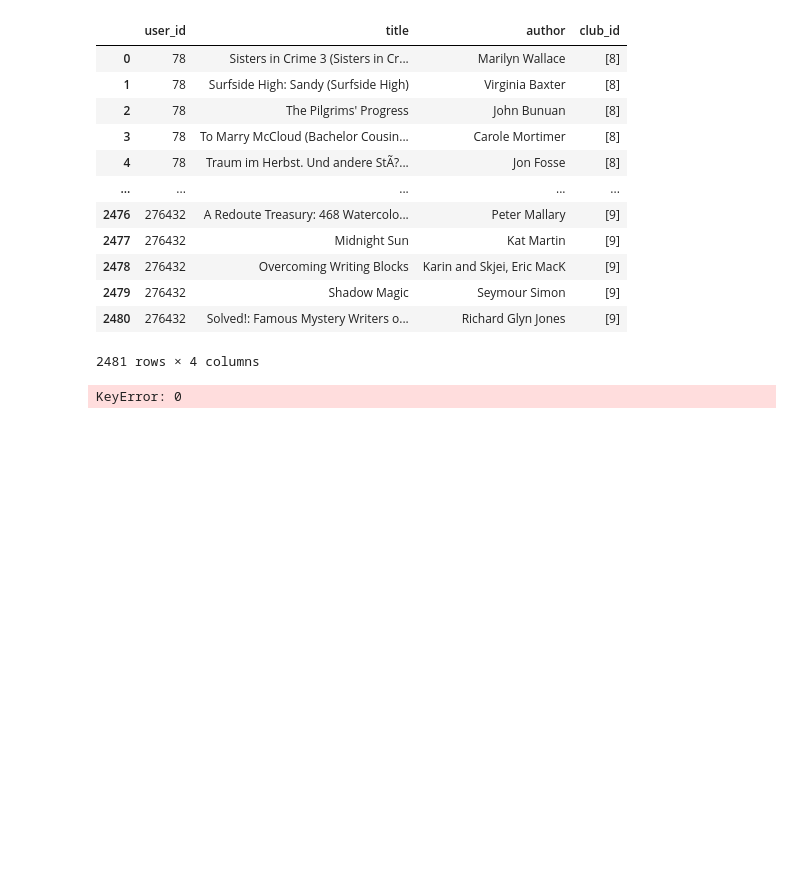
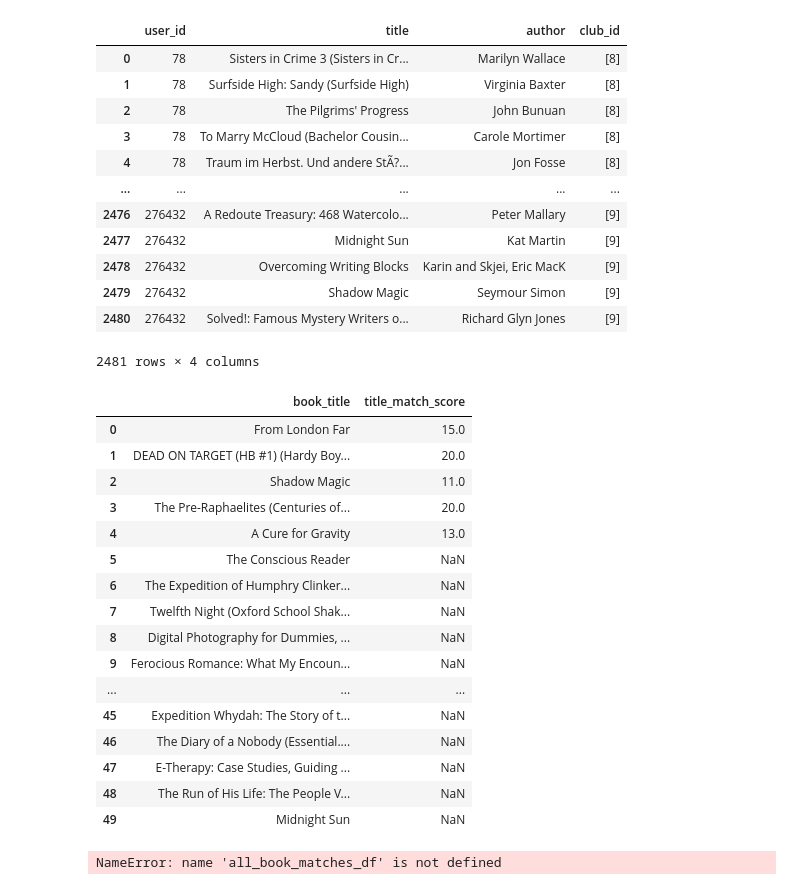
Before and after one commit to laurenceandrews/auguread, a Jupyter notebook: clubs/club_to_user_recommender/club_recommender.ipynb, the cells around one changed output. Saved outputs shown, nothing was run; the diff lists cells and outputs as text; code cells hidden in the pictures; blank space fills up the shorter version.

```diff
--- a/clubs/club_to_user_recommender/club_recommender.ipynb
+++ b/clubs/club_to_user_recommender/club_recommender.ipynb
@@ -327,36 +327,66 @@ user_club_favourite_books_df
 # %%
 # Return all matching favourite books between a single user and multiple clubs (using fuzzy search)
 
 match_values = []
 book_matches_df = pd.DataFrame()
 book_matches_df['book_title'] = club_favourite_books_df['title']
 book_matches_df['title_match_score'] = np.nan
 book_matches_df
 
 no_of_rows = club_favourite_books_df.shape[0]
 
 
 for i in range(len(my_favourite_books_df['title'])):
-    my_favourite_book = my_favourite_books_df.iloc[[i], my_favourite_books_df['title'][i]]
-    print(my_favourite_book)
+    my_favourite_book = my_favourite_books_df.iloc[i]
 
     for j in range(no_of_rows):
         match_value = int(fuzz.token_sort_ratio(my_favourite_book, club_favourite_books_df.iloc[i]['title']))
-        book_matches_df.iat[i,4] = match_value
+        book_matches_df.iat[i,1] = match_value
 
-
-
-book_match_values = pd.DataFrame()
-book_match_values['match_score'] = match_values
 
 club_recs = pd.concat([book_matches_df, club_favourite_books_df], axis=1).drop('title', axis=1)
 
+club_recs
+book_matches_df
+# all_book_matches_df = pd.concat([club_recs, book_match_values], axis=1)
+# all_book_matches_df = all_book_matches_df.sort_values('match_score', ascending=False).dropna(how='any',axis=0)
+# all_book_matches_df
 
-all_book_matches_df = pd.concat([club_recs, book_match_values], axis=1)
-all_book_matches_df = all_book_matches_df.sort_values('match_score', ascending=False).dropna(how='any',axis=0)
-all_book_matches_df
+
+# location code
+
+# for i in range(no_of_rows):
+#     match_value = int(fuzz.token_sort_ratio(user_location, club_user_location_df.iloc[i]['location']))
+#     if (user_id != club_user_location_df.iloc[i]['user_id']):
+#         club_user_location_df.iat[i,4] = match_value
+#     else:
+#         club_user_age_location_df.drop(i)
+
+# club_user_location_df = club_user_location_df.sort_values('location_match_score', ascending=False).dropna(how='any',axis=0)
+# club_user_location_df = club_user_location_df.drop('club_user_id', axis = 1).groupby(['club_id', 'location', 'location_match_score']).agg(list).reset_index()
+# club_user_location_df = club_user_location_df[club_user_location_df['location_match_score'] > 80]
+# if club_user_location_df.empty:
+#     print("No matching clubs found")
+# else:
+#     print(club_user_location_df) #make it a return statement
 # %% [output]
-KeyError: 0
+|  | book_title | title_match_score |
+| 0 | From London Far | 15.0 |
+| 1 | DEAD ON TARGET (HB #1) (Hardy Boy... | 20.0 |
+| 2 | Shadow Magic | 11.0 |
+| 3 | The Pre-Raphaelites (Centuries of... | 20.0 |
+| 4 | A Cure for Gravity | 13.0 |
+| 5 | The Conscious Reader | NaN |
+| 6 | The Expedition of Humphry Clinker... | NaN |
+| 7 | Twelfth Night (Oxford School Shak... | NaN |
+| 8 | Digital Photography for Dummies, ... | NaN |
+| 9 | Ferocious Romance: What My Encoun... | NaN |
+| ... | ... | ... |
+| 45 | Expedition Whydah: The Story of t... | NaN |
+| 46 | The Diary of a Nobody (Essential.... | NaN |
+| 47 | E-Therapy: Case Studies, Guiding ... | NaN |
+| 48 | The Run of His Life: The People V... | NaN |
+| 49 | Midnight Sun | NaN |
 # %%
 # Return a list of clubs in order of which have the most matching favourite books with the user
 
@@ -366,6 +396,8 @@ club_average_book_match_df = all_book_matches_df.groupby(['club_id', 'name'])['m
     .rename(columns={'name':'club_book_name'})
 
 club_average_book_match_df
+# %% [output]
+NameError: name 'all_book_matches_df' is not defined
 # %%
 # Return all matching favourite authors between a single user and multiple clubs (using fuzzy search)
 # This works by checking the authors of all of a club's favourite books agains the authors of all of a user's favourite books
```
Also changed, not shown: parts of 1 cell of this notebook.
